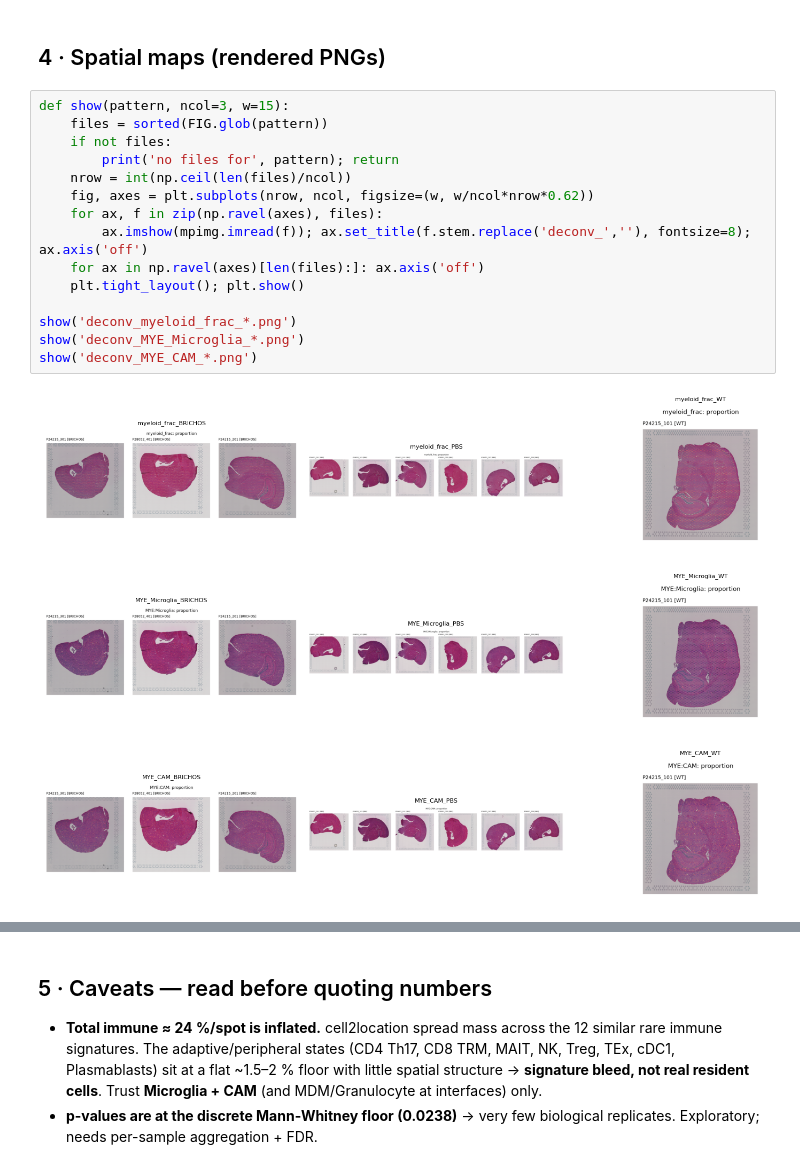
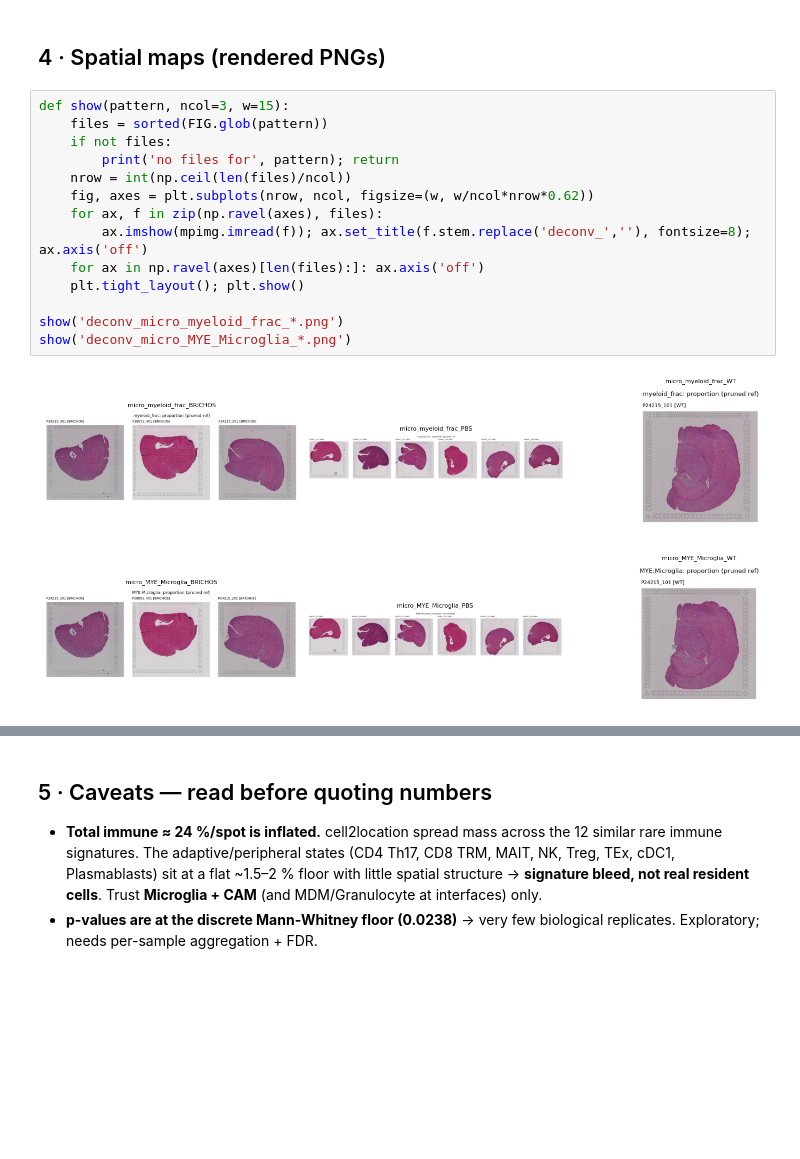
Before and after one commit to christoffermattssonlangseth/ST-BRICHOS, a Jupyter notebook: notebooks/03/09b-deconvolution-results.ipynb, the cells around one changed output, grey strips where cells are left out. Saved outputs shown, nothing was run; the diff lists cells and outputs as text; blank space fills up the shorter version.

```diff
--- a/notebooks/03/09b-deconvolution-results.ipynb
+++ b/notebooks/03/09b-deconvolution-results.ipynb
@@ -110,21 +102,19 @@ ax.set_title('Treatment shift, credible myeloid states'); plt.tight_layout(); pl
 # %%
 def show(pattern, ncol=3, w=15):
     files = sorted(FIG.glob(pattern))
     if not files:
         print('no files for', pattern); return
     nrow = int(np.ceil(len(files)/ncol))
     fig, axes = plt.subplots(nrow, ncol, figsize=(w, w/ncol*nrow*0.62))
     for ax, f in zip(np.ravel(axes), files):
         ax.imshow(mpimg.imread(f)); ax.set_title(f.stem.replace('deconv_',''), fontsize=8); ax.axis('off')
     for ax in np.ravel(axes)[len(files):]: ax.axis('off')
     plt.tight_layout(); plt.show()
 
-show('deconv_myeloid_frac_*.png')
-show('deconv_MYE_Microglia_*.png')
-show('deconv_MYE_CAM_*.png')
+show('deconv_micro_myeloid_frac_*.png')
+show('deconv_micro_MYE_Microglia_*.png')
 # %% [output]
-[figure, old version]
+[figure, new version]
-[figure, old version]
+[figure, new version]
-[figure, removed]
 # %%
 from IPython.display import Image
```
Also changed, not shown: parts of 5 cells of this notebook, 16 other files.
